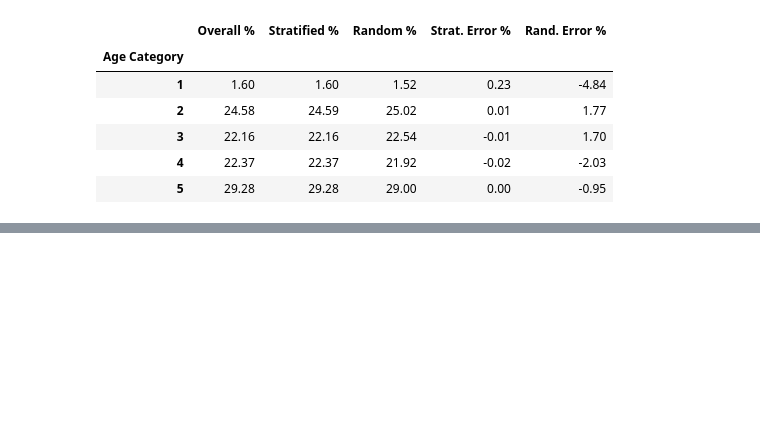
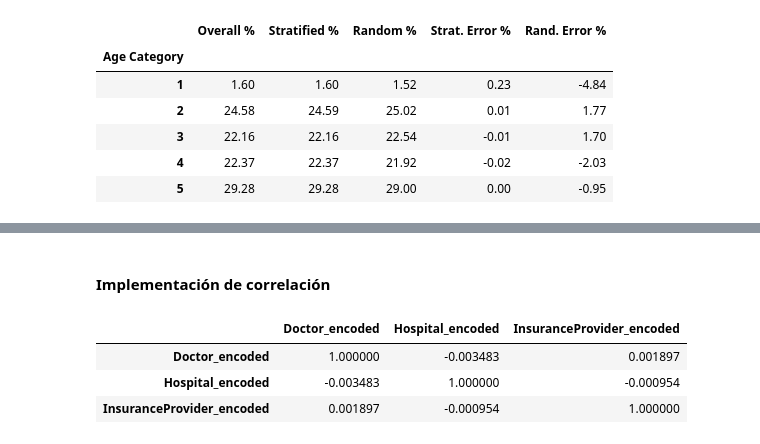
Before and after one commit to Mr-Maccoy/BigData, a Jupyter notebook: G1_SC707_Avance1_LN.ipynb, the cells around one changed output, grey strips where cells are left out. Saved outputs shown, nothing was run; the diff lists cells and outputs as text; code cells hidden in the pictures; blank space fills up the shorter version.

```diff
--- a/G1_SC707_Avance1_LN.ipynb
+++ b/G1_SC707_Avance1_LN.ipynb
@@ -404,0 +577,11 @@ compare_props["Rand. Error %"] = (compare_props["Random %"] /
+# %% [markdown]
+#### Implementación de correlación
+# %%
+#Correlación entre las columnas ya codificadas
+correlation = encoded_df.corr()
+correlation
+# %% [output]
+|  | Doctor_encoded | Hospital_encoded | InsuranceProvider_encoded |
+| Doctor_encoded | 1.000000 | -0.003483 | 0.001897 |
+| Hospital_encoded | -0.003483 | 1.000000 | -0.000954 |
+| InsuranceProvider_encoded | 0.001897 | -0.000954 | 1.000000 |
```
Also changed, not shown: parts of 29 cells of this notebook.
